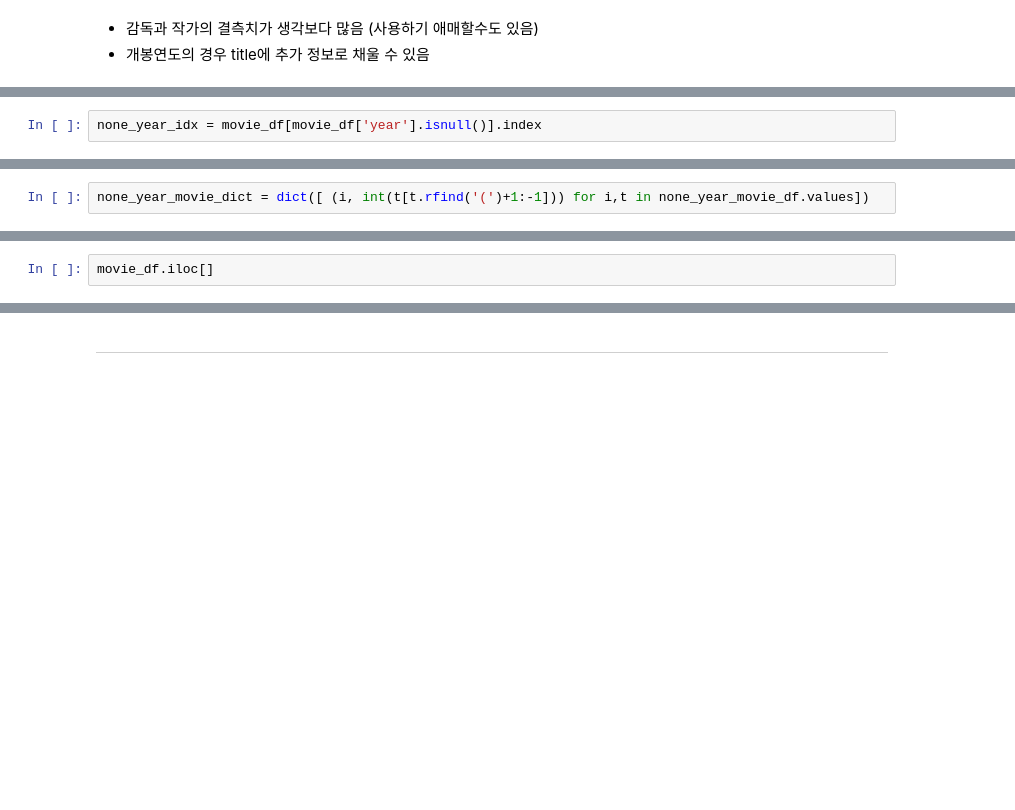
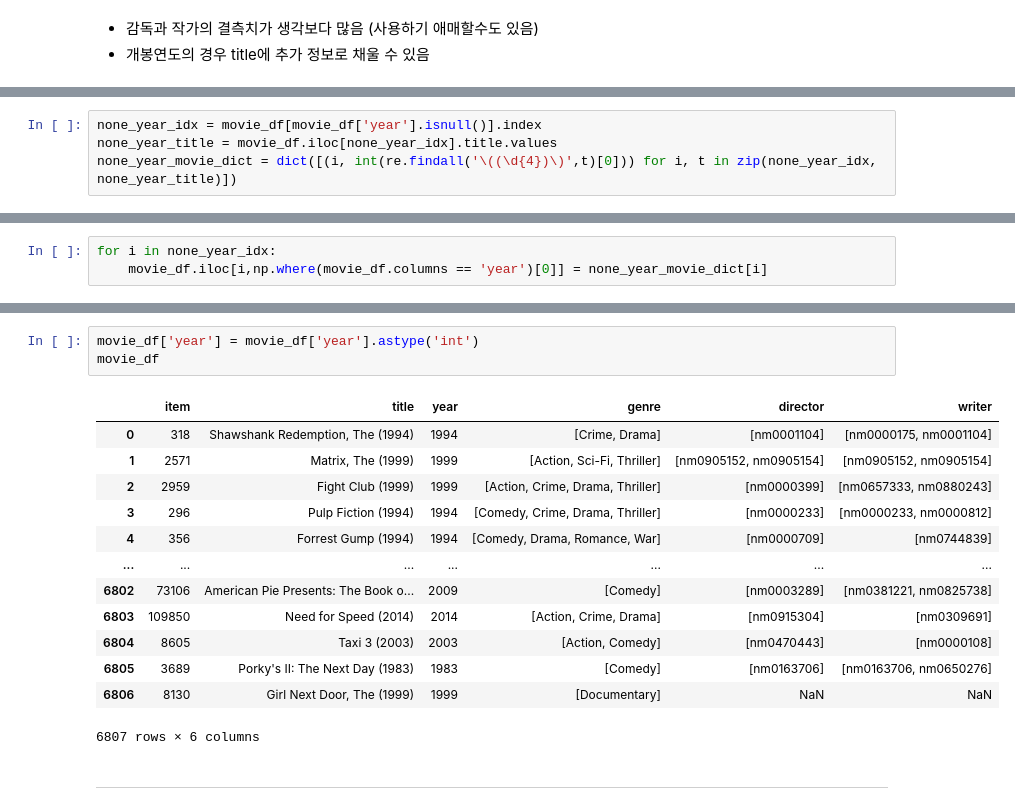
Before and after one commit to SNMHZ/movie-recommendation, a Jupyter notebook: practice/T3080/EDA.ipynb, the cells around one changed output, grey strips where cells are left out. Saved outputs shown, nothing was run; the diff lists cells and outputs as text; blank space fills up the shorter version.

```diff
--- a/practice/T3080/EDA.ipynb
+++ b/practice/T3080/EDA.ipynb
@@ -389,2 +395,4 @@ dtype: int64
 # %%
 none_year_idx = movie_df[movie_df['year'].isnull()].index
+none_year_title = movie_df.iloc[none_year_idx].title.values
+none_year_movie_dict = dict([(i, int(re.findall('\((\d{4})\)',t)[0])) for i, t in zip(none_year_idx, none_year_title)])
@@ -404,2 +398,0 @@ none_year_movie_df
-# %%
-none_year_movie_dict = dict([ (i, int(t[t.rfind('(')+1:-1])) for i,t in none_year_movie_df.values])
@@ -422,2 +411,3 @@ movi[movie_df['item'] == 318]
 # %%
-movie_df.iloc[]
+for i in none_year_idx:
+    movie_df.iloc[i,np.where(movie_df.columns == 'year')[0]] = none_year_movie_dict[i]
@@ -424,3 +426,20 @@ movie_df.iloc[]
+# %%
+movie_df['year'] = movie_df['year'].astype('int')
+movie_df
+# %% [output]
+|  | item | title | year | genre | director | writer |
+| 0 | 318 | Shawshank Redemption, The (1994) | 1994 | [Crime, Drama] | [nm0001104] | [nm0000175, nm0001104] |
+| 1 | 2571 | Matrix, The (1999) | 1999 | [Action, Sci-Fi, Thriller] | [nm0905152, nm0905154] | [nm0905152, nm0905154] |
+| 2 | 2959 | Fight Club (1999) | 1999 | [Action, Crime, Drama, Thriller] | [nm0000399] | [nm0657333, nm0880243] |
+| 3 | 296 | Pulp Fiction (1994) | 1994 | [Comedy, Crime, Drama, Thriller] | [nm0000233] | [nm0000233, nm0000812] |
+| 4 | 356 | Forrest Gump (1994) | 1994 | [Comedy, Drama, Romance, War] | [nm0000709] | [nm0744839] |
+| ... | ... | ... | ... | ... | ... | ... |
+| 6802 | 73106 | American Pie Presents: The Book o... | 2009 | [Comedy] | [nm0003289] | [nm0381221, nm0825738] |
+| 6803 | 109850 | Need for Speed (2014) | 2014 | [Action, Crime, Drama] | [nm0915304] | [nm0309691] |
+| 6804 | 8605 | Taxi 3 (2003) | 2003 | [Action, Comedy] | [nm0470443] | [nm0000108] |
+| 6805 | 3689 | Porky's II: The Next Day (1983) | 1983 | [Comedy] | [nm0163706] | [nm0163706, nm0650276] |
+| 6806 | 8130 | Girl Next Door, The (1999) | 1999 | [Documentary] | NaN | NaN |
+6807 rows × 6 columns
 # %% [markdown]
 -------
 # %% [markdown]
```
Also changed, not shown: parts of 18 cells of this notebook.
